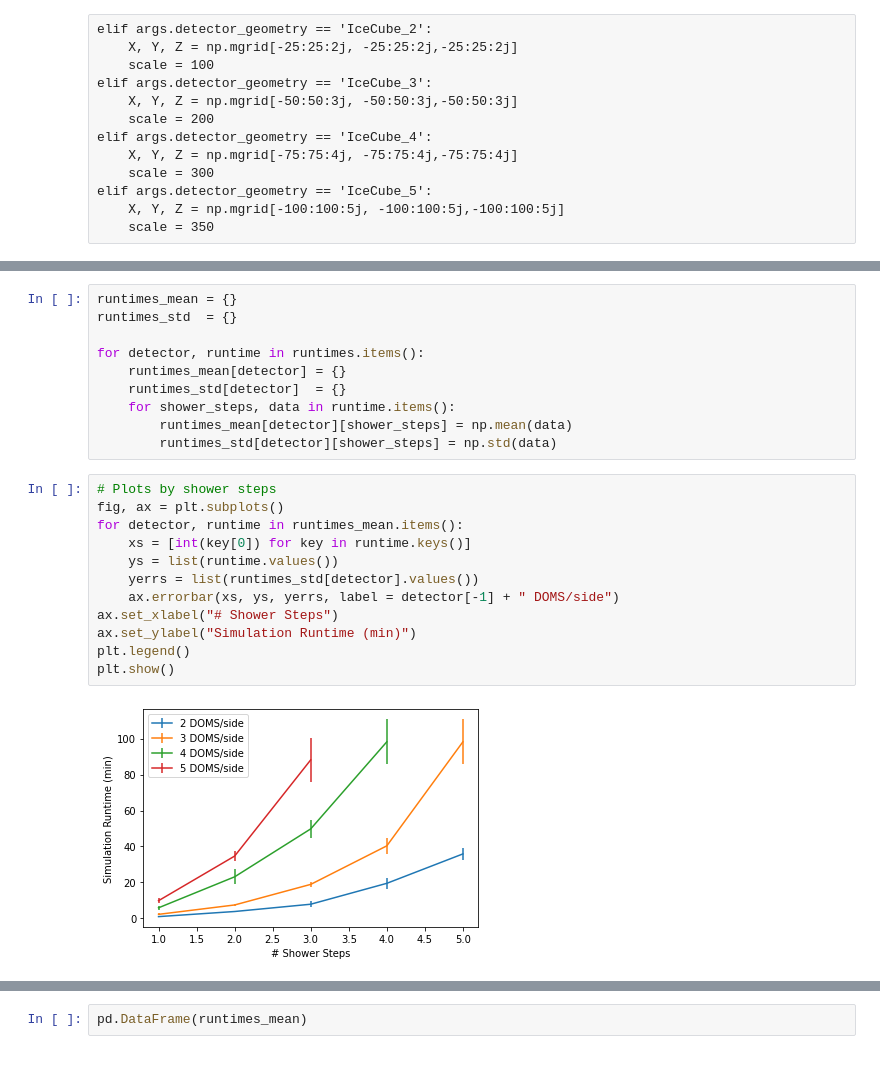
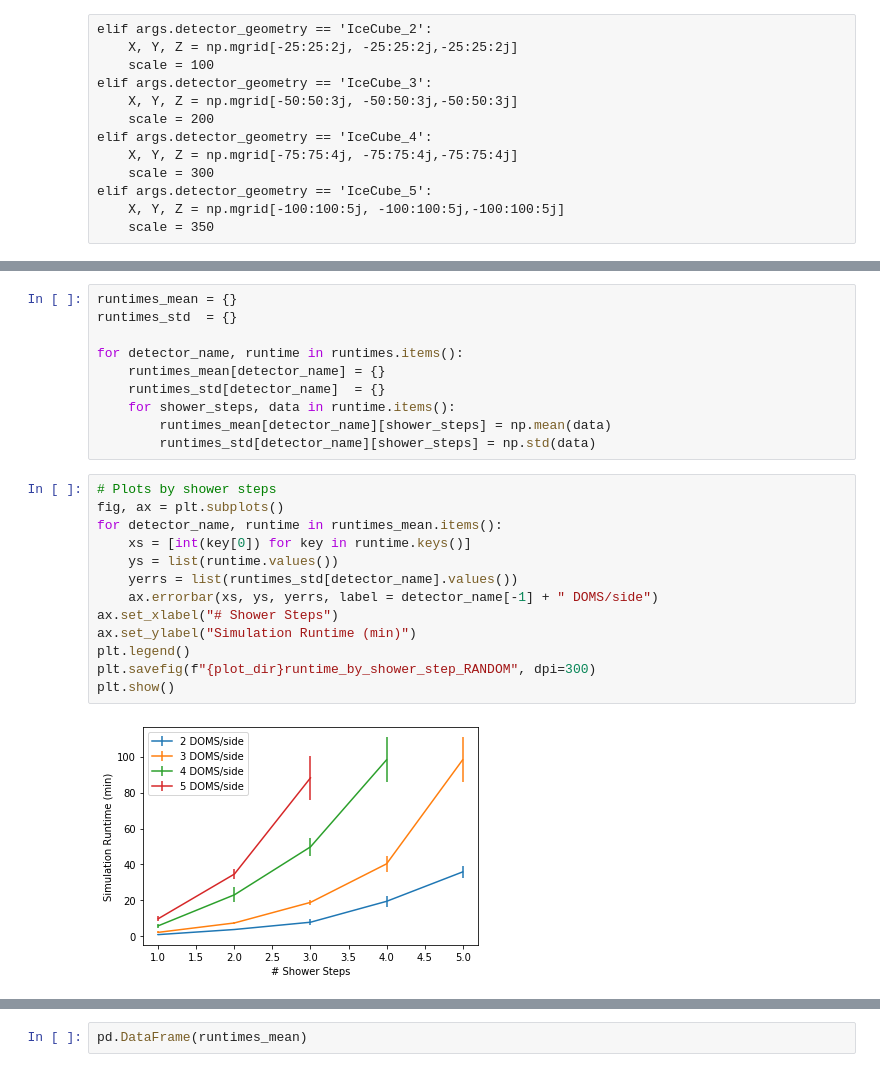
Before and after one commit to abigailbishop/PHY736-IceCube-Project, a Jupyter notebook: Runtime Analysis.ipynb, the cells around one changed output, grey strips where cells are left out. Cells and saved outputs as stored; diff of their text form.

```diff
--- a/Runtime Analysis.ipynb
+++ b/Runtime Analysis.ipynb
@@ -73,26 +151,27 @@ runtimes = {
 runtimes_mean = {}
 runtimes_std  = {}
 
-for detector, runtime in runtimes.items():
-    runtimes_mean[detector] = {}
-    runtimes_std[detector]  = {}
+for detector_name, runtime in runtimes.items():
+    runtimes_mean[detector_name] = {}
+    runtimes_std[detector_name]  = {}
     for shower_steps, data in runtime.items():
-        runtimes_mean[detector][shower_steps] = np.mean(data)
-        runtimes_std[detector][shower_steps] = np.std(data)
+        runtimes_mean[detector_name][shower_steps] = np.mean(data)
+        runtimes_std[detector_name][shower_steps] = np.std(data)
 # %%
 # Plots by shower steps
 fig, ax = plt.subplots()
-for detector, runtime in runtimes_mean.items():
+for detector_name, runtime in runtimes_mean.items():
     xs = [int(key[0]) for key in runtime.keys()]
     ys = list(runtime.values())
-    yerrs = list(runtimes_std[detector].values())
-    ax.errorbar(xs, ys, yerrs, label = detector[-1] + " DOMS/side")
+    yerrs = list(runtimes_std[detector_name].values())
+    ax.errorbar(xs, ys, yerrs, label = detector_name[-1] + " DOMS/side")
 ax.set_xlabel("# Shower Steps")
 ax.set_ylabel("Simulation Runtime (min)")
 plt.legend()
+plt.savefig(f"{plot_dir}runtime_by_shower_step_RANDOM", dpi=300)
 plt.show()
 # %% [output]
-[figure, old version]
+[figure, new version]
 # %%
 # Plots by # Doms / side
 fig, ax = plt.subplots()
```
Also changed, not shown: parts of 21 cells of this notebook.
